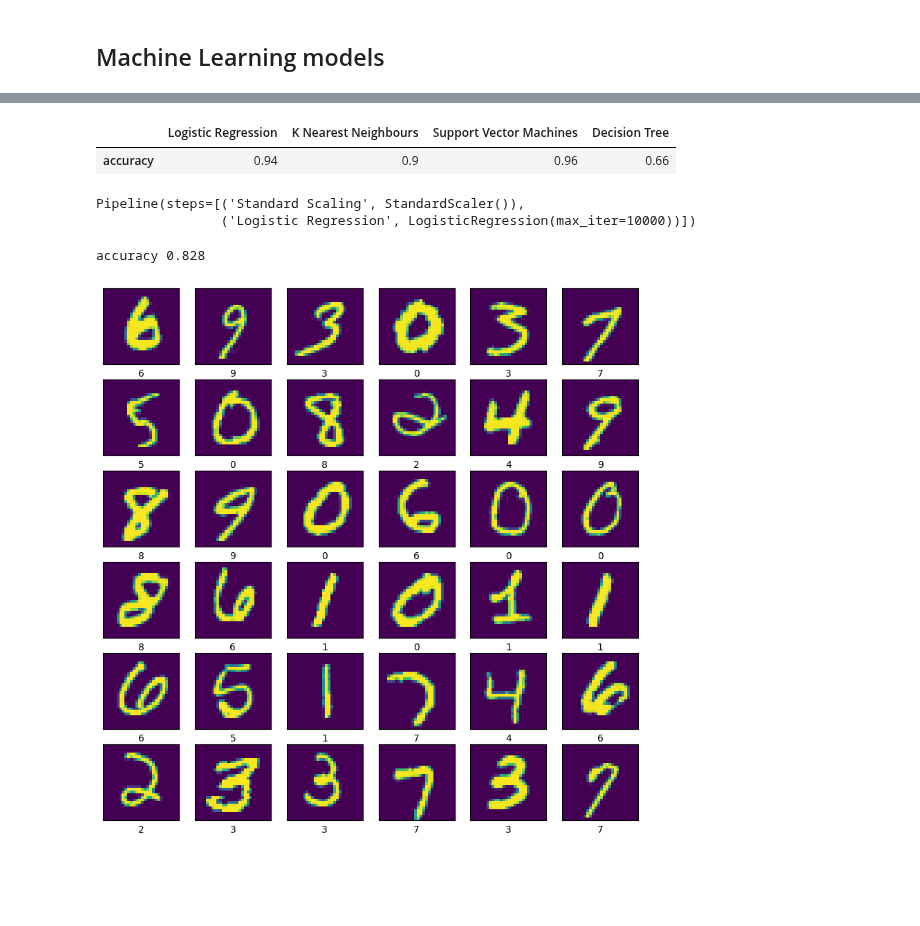
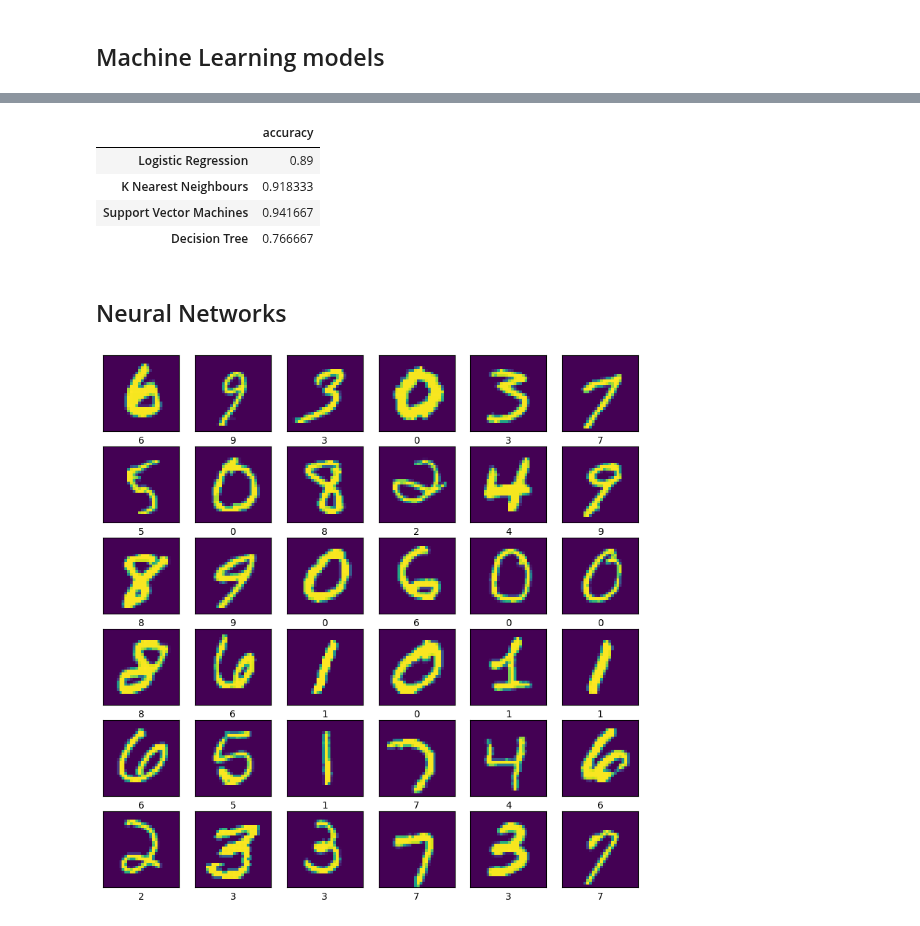
Before and after one commit to CaptainJimbo/MyPortfolio, a Jupyter notebook: DigitClassification.ipynb, the cells around one changed output, grey strips where cells are left out. Saved outputs shown, nothing was run; the diff lists cells and outputs as text; code cells hidden in the pictures; blank space fills up the shorter version.

```diff
--- a/DigitClassification.ipynb
+++ b/DigitClassification.ipynb
@@ -89,4 +97,2 @@ import tensorflow as tf
 # %% [markdown]
 <h2> Machine Learning models
-# %%
-(train_images, train_labels), (test_images, test_labels) = mnist.load_data()
@@ -108,24 +107,18 @@ results = pd.DataFrame(columns=list(models.keys()),index=scores)
 # %%
-N = 2000
-n = 200
+N = 6000
+n = 600
 for model_name in tqdm(models):
     model = models[model_name]
     model.fit(train_images[:N].reshape(-1,28*28)/255, train_labels[:N])
     predictions = model.predict(test_images[:n].reshape(-1,28*28)/255)
     results.loc['accuracy',model_name] = accuracy_score(test_labels[:n],predictions)
-results
+results.transpose()
 # %% [output]
-|  | Logistic Regression | K Nearest Neighbours | Support Vector Machines | Decision Tree |
-| accuracy | 0.94 | 0.9 | 0.96 | 0.66 |
+|  | accuracy |
+| Logistic Regression | 0.89 |
+| K Nearest Neighbours | 0.918333 |
+| Support Vector Machines | 0.941667 |
+| Decision Tree | 0.766667 |
-# %%
-pipe_LR.fit(train_images[:1000].reshape(-1,28*28), train_labels[:1000])
-# %% [output]
-Pipeline(steps=[('Standard Scaling', StandardScaler()),
-                ('Logistic Regression', LogisticRegression(max_iter=10000))])
-# %%
-predictions = pipe_LR.predict(test_images[:1000].reshape(-1,28*28))
-accuracy = accuracy_score(predictions,test_labels[:1000] )
-print('accuracy',accuracy)
-# %% [output]
-accuracy 0.828
+# %% [markdown]
+<h2> Neural Networks </h2>
 # %%
```
Also changed, not shown: parts of 6 cells of this notebook.
